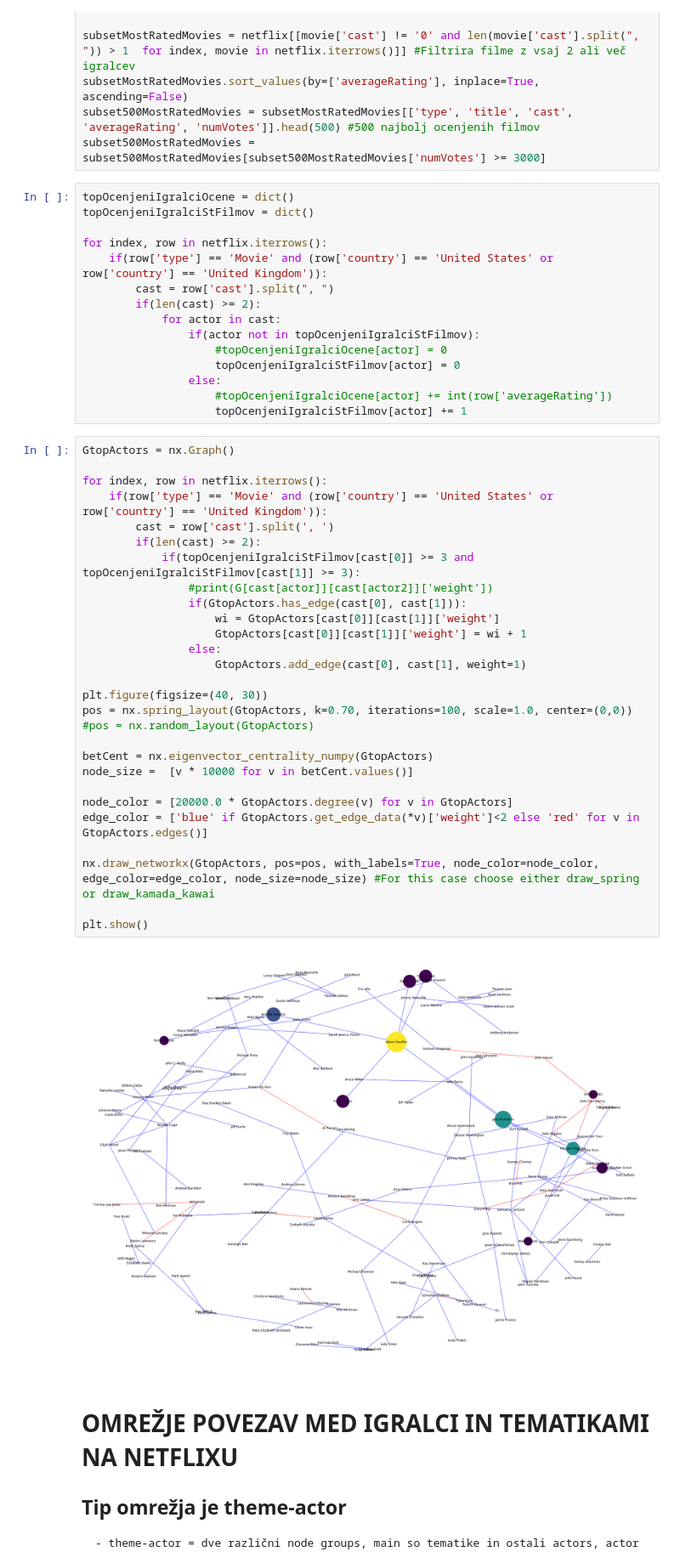
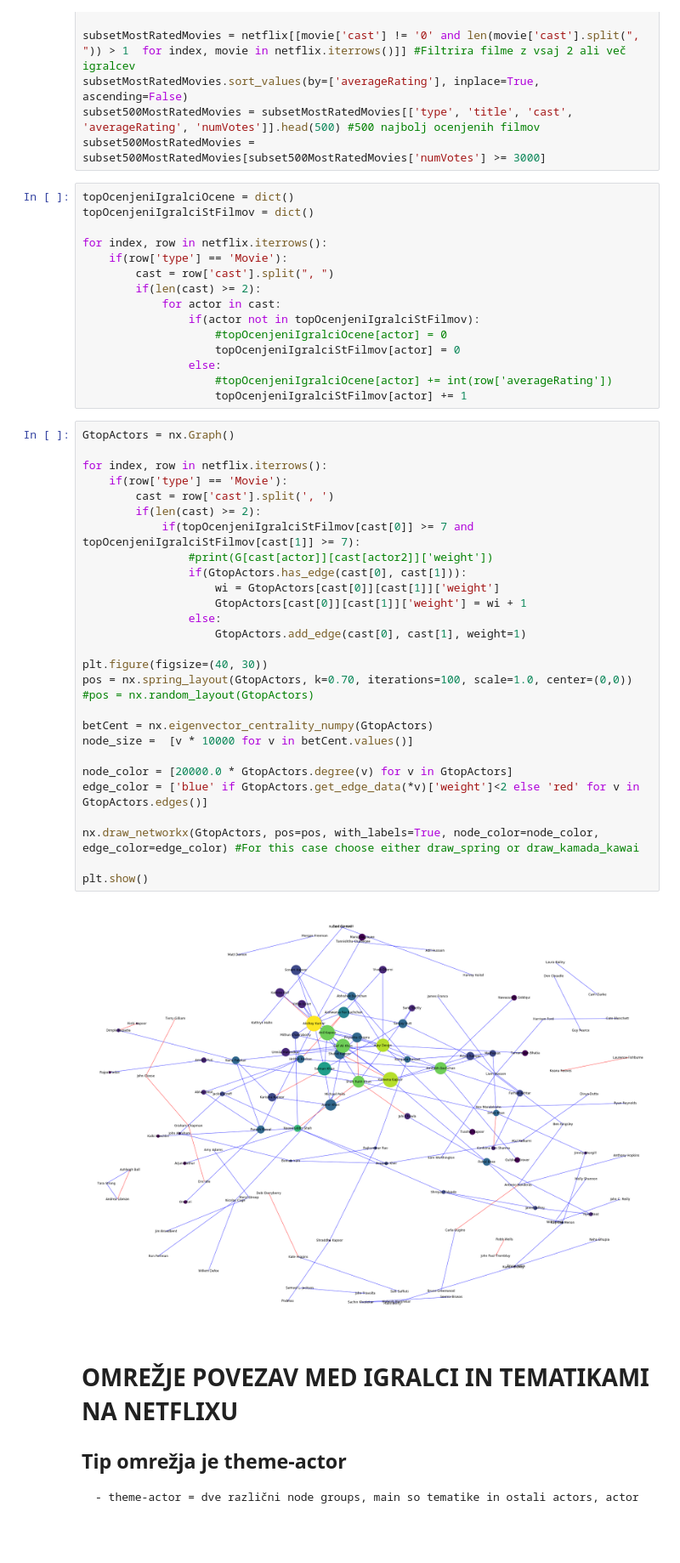
Before and after one commit to AshesOfPhoenix/PR19KKZDBMPBPGS, a Jupyter notebook: network.ipynb, the cells around one changed output. Shown at 85% size. Saved outputs shown, nothing was run; the diff lists cells and outputs as text; blank space fills up the shorter version.

```diff
--- a/network.ipynb
+++ b/network.ipynb
@@ -50,7 +50,7 @@ topOcenjeniIgralciOcene = dict()
 topOcenjeniIgralciStFilmov = dict()
 
 for index, row in netflix.iterrows():
-    if(row['type'] == 'Movie' and (row['country'] == 'United States' or row['country'] == 'United Kingdom')):
+    if(row['type'] == 'Movie'):
         cast = row['cast'].split(", ")
         if(len(cast) >= 2):
             for actor in cast:
@@ -63,33 +63,33 @@ for index, row in netflix.iterrows():
 # %%
 GtopActors = nx.Graph()
 
 for index, row in netflix.iterrows():
-    if(row['type'] == 'Movie' and (row['country'] == 'United States' or row['country'] == 'United Kingdom')):
+    if(row['type'] == 'Movie'):
         cast = row['cast'].split(', ')
         if(len(cast) >= 2):
-            if(topOcenjeniIgralciStFilmov[cast[0]] >= 3 and topOcenjeniIgralciStFilmov[cast[1]] >= 3):
+            if(topOcenjeniIgralciStFilmov[cast[0]] >= 7 and topOcenjeniIgralciStFilmov[cast[1]] >= 7):
                 #print(G[cast[actor]][cast[actor2]]['weight'])
                 if(GtopActors.has_edge(cast[0], cast[1])):
                     wi = GtopActors[cast[0]][cast[1]]['weight']
                     GtopActors[cast[0]][cast[1]]['weight'] = wi + 1
                 else:
                     GtopActors.add_edge(cast[0], cast[1], weight=1)
 
 plt.figure(figsize=(40, 30))
 pos = nx.spring_layout(GtopActors, k=0.70, iterations=100, scale=1.0, center=(0,0))
 #pos = nx.random_layout(GtopActors)
 
 betCent = nx.eigenvector_centrality_numpy(GtopActors)
 node_size =  [v * 10000 for v in betCent.values()]
 
 node_color = [20000.0 * GtopActors.degree(v) for v in GtopActors]
 edge_color = ['blue' if GtopActors.get_edge_data(*v)['weight']<2 else 'red' for v in GtopActors.edges()]
 
-nx.draw_networkx(GtopActors, pos=pos, with_labels=True, node_color=node_color, edge_color=edge_color, node_size=node_size) #For this case choose either draw_spring or draw_kamada_kawai
+nx.draw_networkx(GtopActors, pos=pos, with_labels=True, node_color=node_color, edge_color=edge_color) #For this case choose either draw_spring or draw_kamada_kawai
 
 plt.show()
 # %% [output]
-[figure, old version]
+[figure, new version]
 # %% [markdown]
 # OMREŽJE POVEZAV MED IGRALCI IN TEMATIKAMI NA NETFLIXU
 
```
Also changed, not shown: 1 other file.
